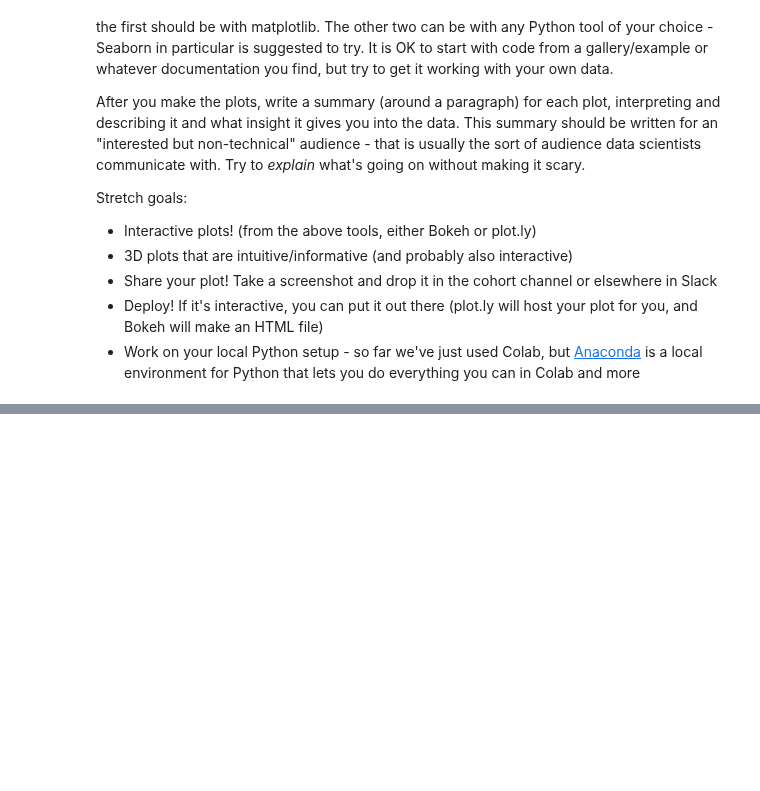
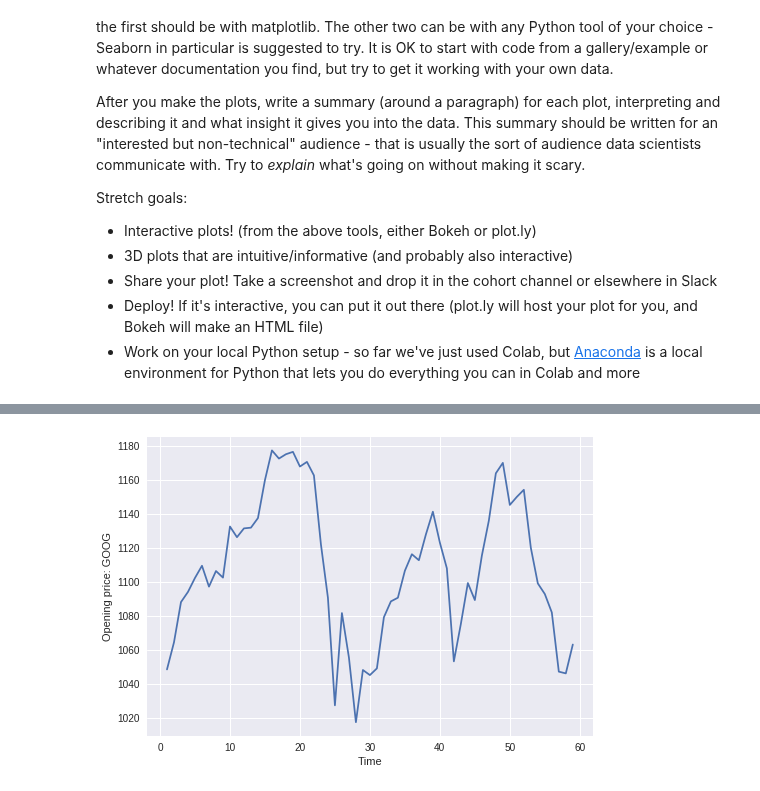
Before and after one commit to bloominstituteoftechnology/DS-Unit-1-Sprint-1-Dealing-With-Data, a Jupyter notebook: module3-basicdatavisualizations/LS_DS_113_Basic_Data_Visualizations.ipynb, the cells around one changed output, grey strips where cells are left out. Cells and saved outputs as stored; diff of their text form; code cells hidden in the pictures; blank space fills up the shorter version.

Commit message:
First commit, comics plot unfinished

```diff
--- a/module3-basicdatavisualizations/LS_DS_113_Basic_Data_Visualizations.ipynb
+++ b/module3-basicdatavisualizations/LS_DS_113_Basic_Data_Visualizations.ipynb
@@ -193,0 +162,88 @@ Successfully installed inflection-0.3.1 quandl-3.4.6
+# %%
+
+import pandas as pd
+import seaborn as sns
+import matplotlib.pyplot as plt
+import numpy as np
+!pip install quandl
+import quandl
+
+start = "2018-01-01"
+end = "2018-12-31"
+
+goog_prices = quandl.get("WIKI/GOOG", start_date = start, end_date = end)
+
+
+open = goog_prices['Adj. Open']
+time = np.linspace(1, len(open), len(open))
+
+def return_per_diem(open):
+    returns = []
+    for i in range(0, len(open)-1):
+        today = open[i+1]
+        yesterday = open[i]
+        daily_return = (today - yesterday)/yesterday
+        returns.append(daily_return)
+    return returns
+
+
+
+plt.plot(time, open)
+plt.xlabel('Time')
+plt.ylabel('Opening price: GOOG')
+print(plt.show())
+
+
+### Calculating out Brownian motion to create graph of various seeds overlaid.
+### Doing many of these would a visual display of the convergence of a
+### Monte Carlo approach.
+
+def Brownian(seed, N):
+
+    np.random.seed(seed)
+    dt = 1./N                                    # time step
+    b = np.random.normal(0., 1., int(N))*np.sqrt(dt)  # brownian increments
+    W = np.cumsum(b)                             # brownian path
+    return W, b
+
+def GBM(So, mu, sigma, W, T, N):
+    t = np.linspace(0.,1.,N+1)
+    S = []
+    S.append(So)
+    for i in range(1,int(N+1)):
+        drift = (mu - 0.5 * sigma**2) * t[i]
+        diffusion = sigma * W[i-1]
+        S_temp = So*np.exp(drift + diffusion)
+        S.append(S_temp)
+    return S, t
+
+seed = 22
+So = open[0]            # Initial GOOG stock price
+W = Brownian(seed, 252)[0]
+T = 1.
+N = 2.**6
+
+seed = 5
+W = Brownian(seed, N)[0]
+soln2 = GBM(So, mu, sig, W, T, N)[0]
+
+seed = 15
+W = Brownian(seed, N)[0]
+soln3 = GBM(So, mu, sig, W, T, N)[0]
+
+mu = 0.15
+sig = 0.4
+
+time = np.linspace(1, len(open), len(open))
+time = [i/252. for i in time]
+
+
+plt.plot(t, soln, label = 'GBM (seed = 22)', ls='--')
+plt.plot(t, soln2, label = 'GBM (seed = 5)', ls = '--')
+plt.plot(t, soln3, label = 'GBM (seed = 15)', ls = '--')
+
+plt.ylabel('GOOG Stock Price, $')
+plt.title('Geometric Brownian Motion - GOOG')
+
+plt.legend(loc = 'upper left')
+# %% [output]
@@ -193,0 +263 @@ Successfully installed inflection-0.3.1 quandl-3.4.6
+[figure, added]
```
Also changed, not shown: parts of 3 cells of this notebook.
